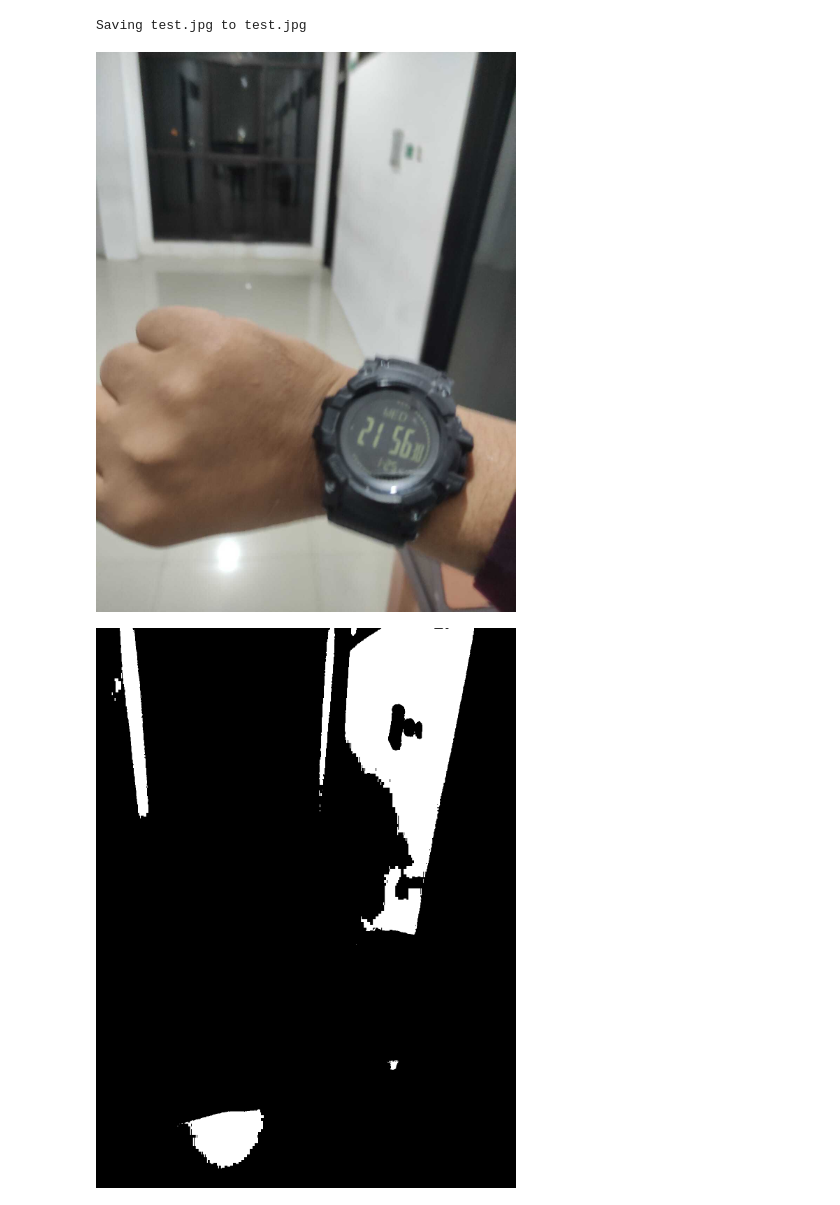
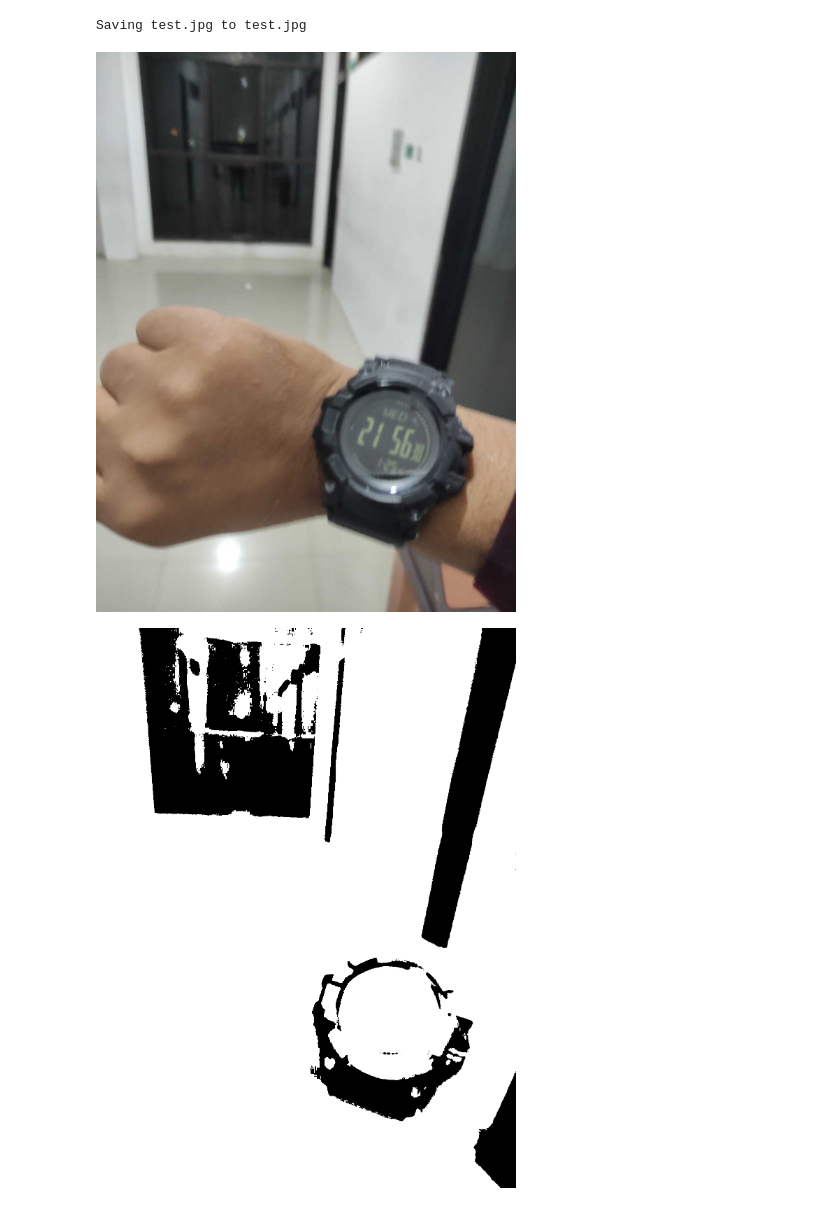
Before and after one commit to nazaIlham/visi_komputer, a Jupyter notebook: uts_visi_komputer.ipynb, the cells around one changed output. Saved outputs shown, nothing was run; the diff lists cells and outputs as text; code cells hidden in the pictures.

```diff
--- a/uts_visi_komputer.ipynb
+++ b/uts_visi_komputer.ipynb
@@ -15,29 +15,29 @@ image1 = cv2.imread('test.jpg')
 # %%
 img = cv2.cvtColor(image1, cv2.COLOR_BGR2GRAY)
 
 # applying different thresholding
 # techniques on the input image
 # all pixels value above 120 will
 # be set to 255
-ret, thresh1 = cv2.threshold(img, 200, 255, cv2.THRESH_BINARY)
-ret, thresh2 = cv2.threshold(img, 200, 255, cv2.THRESH_BINARY_INV)
-ret, thresh3 = cv2.threshold(img, 200, 255, cv2.THRESH_TRUNC)
-ret, thresh4 = cv2.threshold(img, 120, 255, cv2.THRESH_TOZERO)
-ret, thresh5 = cv2.threshold(img, 120, 255, cv2.THRESH_TOZERO_INV)
+ret, thresh1 = cv2.threshold(img, 50, 260, cv2.THRESH_BINARY)
+ret, thresh2 = cv2.threshold(img, 50, 260, cv2.THRESH_BINARY_INV)
+ret, thresh3 = cv2.threshold(img, 50, 260, cv2.THRESH_TRUNC)
+ret, thresh4 = cv2.threshold(img, 50, 260, cv2.THRESH_TOZERO)
+ret, thresh5 = cv2.threshold(img, 50, 260, cv2.THRESH_TOZERO_INV)
 
 # the window showing output images
 # with the corresponding thresholding
 # techniques applied to the input images
 cv2_imshow(image1)
 cv2_imshow(thresh1)
 cv2_imshow(thresh2)
 cv2_imshow(thresh3)
 cv2_imshow(thresh4)
 cv2_imshow(thresh5)
 
 # De-allocate any associated memory usage
 if cv2.waitKey(0) & 0xff == 27:
     cv2.destroyAllWindows()
 # %% [output]
 [figure]
-[figure, old version]
+[figure, new version]
```
Also changed, not shown: parts of 1 cell of this notebook.
